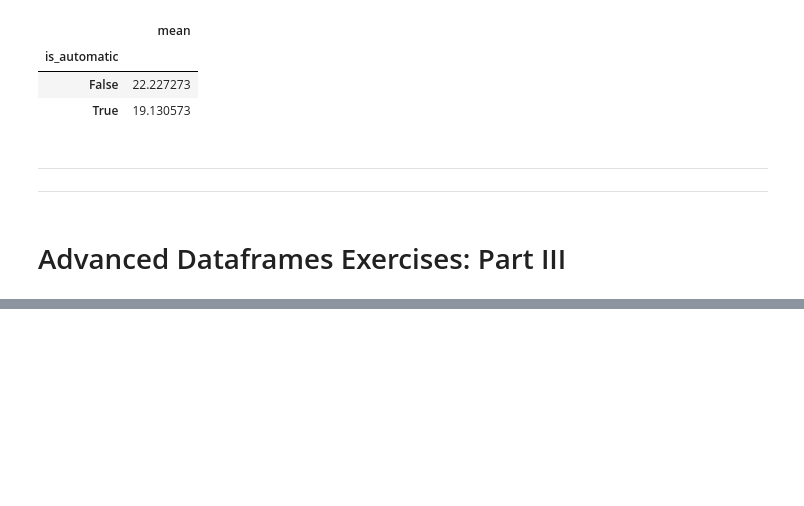
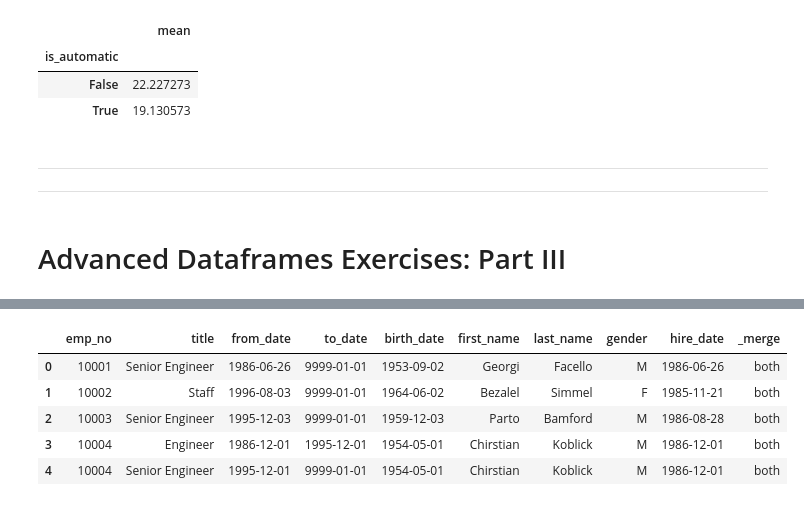
Before and after one commit to CodeupClassroom/quintela-data-science-libraries-exercises, a Jupyter notebook: adv_df_exercises.ipynb, the cells around one changed output, grey strips where cells are left out. Drawn from its saved outputs; the diff is of its cells as text; code cells hidden in the pictures; blank space fills up the shorter version.

```diff
--- a/adv_df_exercises.ipynb
+++ b/adv_df_exercises.ipynb
@@ -731,0 +862,8 @@ best_car
+# %%
+#create query for titles table
+titles_query = '''
+SELECT * FROM titles
+'''
+
+#acquire data from sql
+titles_df = pd.read_sql(titles_query, get_db_url('employees'))
@@ -731,0 +885,8 @@ best_car
+# %%
+#create query for employees table
+employees_query = '''
+SELECT * FROM employees
+'''
+
+#acquire data from sql
+employees_df = pd.read_sql(employees_query, get_db_url('employees'))
@@ -731,0 +910,13 @@ best_car
+# %%
+#merge the two dataframes together using employee number
+new_df = titles_df.merge(employees_df, left_on='emp_no', right_on='emp_no', indicator=True)
+# %%
+#take a look at our joined dataframe
+new_df.head()
+# %% [output]
+|  | emp_no | title | from_date | to_date | birth_date | first_name | last_name | gender | hire_date | _merge |
+| 0 | 10001 | Senior Engineer | 1986-06-26 | 9999-01-01 | 1953-09-02 | Georgi | Facello | M | 1986-06-26 | both |
+| 1 | 10002 | Staff | 1996-08-03 | 9999-01-01 | 1964-06-02 | Bezalel | Simmel | F | 1985-11-21 | both |
+| 2 | 10003 | Senior Engineer | 1995-12-03 | 9999-01-01 | 1959-12-03 | Parto | Bamford | M | 1986-08-28 | both |
+| 3 | 10004 | Engineer | 1986-12-01 | 1995-12-01 | 1954-05-01 | Chirstian | Koblick | M | 1986-12-01 | both |
+| 4 | 10004 | Senior Engineer | 1995-12-01 | 9999-01-01 | 1954-05-01 | Chirstian | Koblick | M | 1986-12-01 | both |
```
Also changed, not shown: parts of 38 cells of this notebook.
